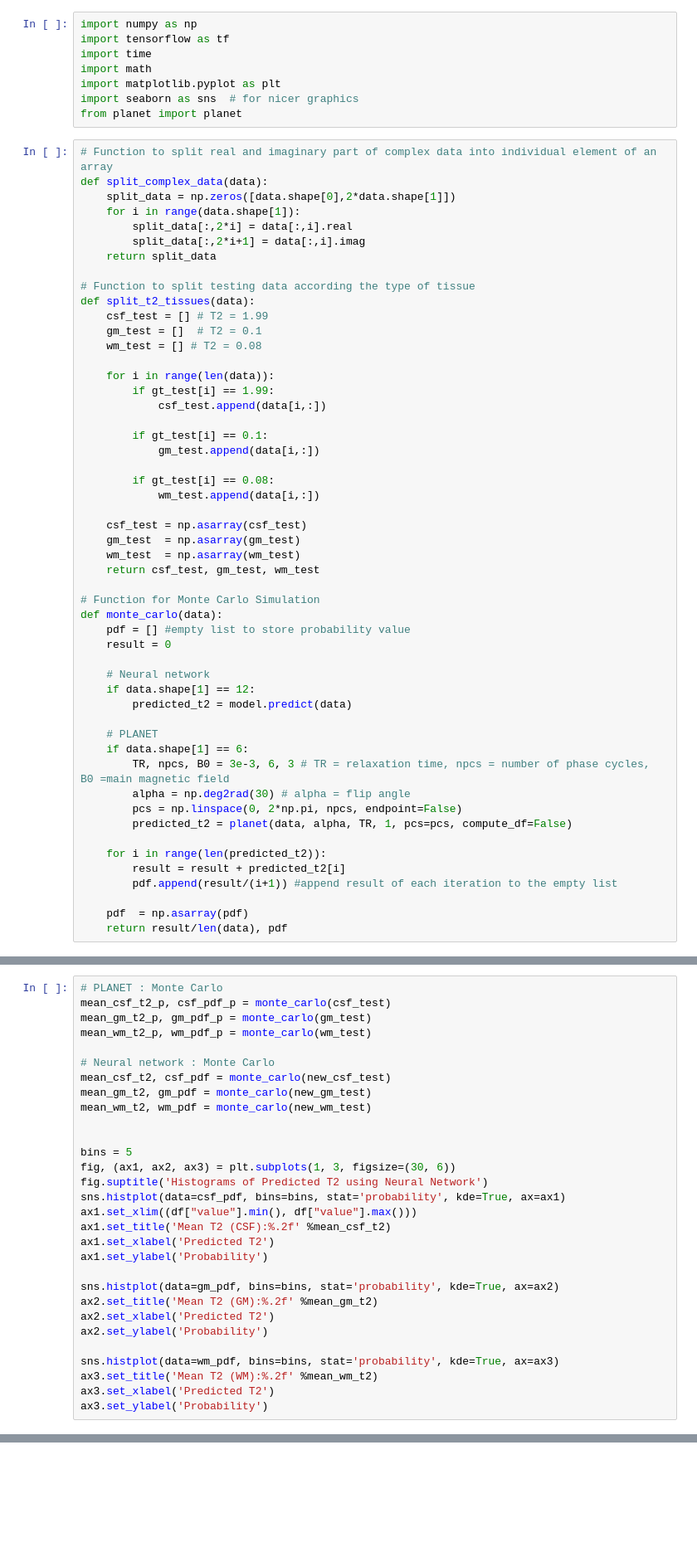
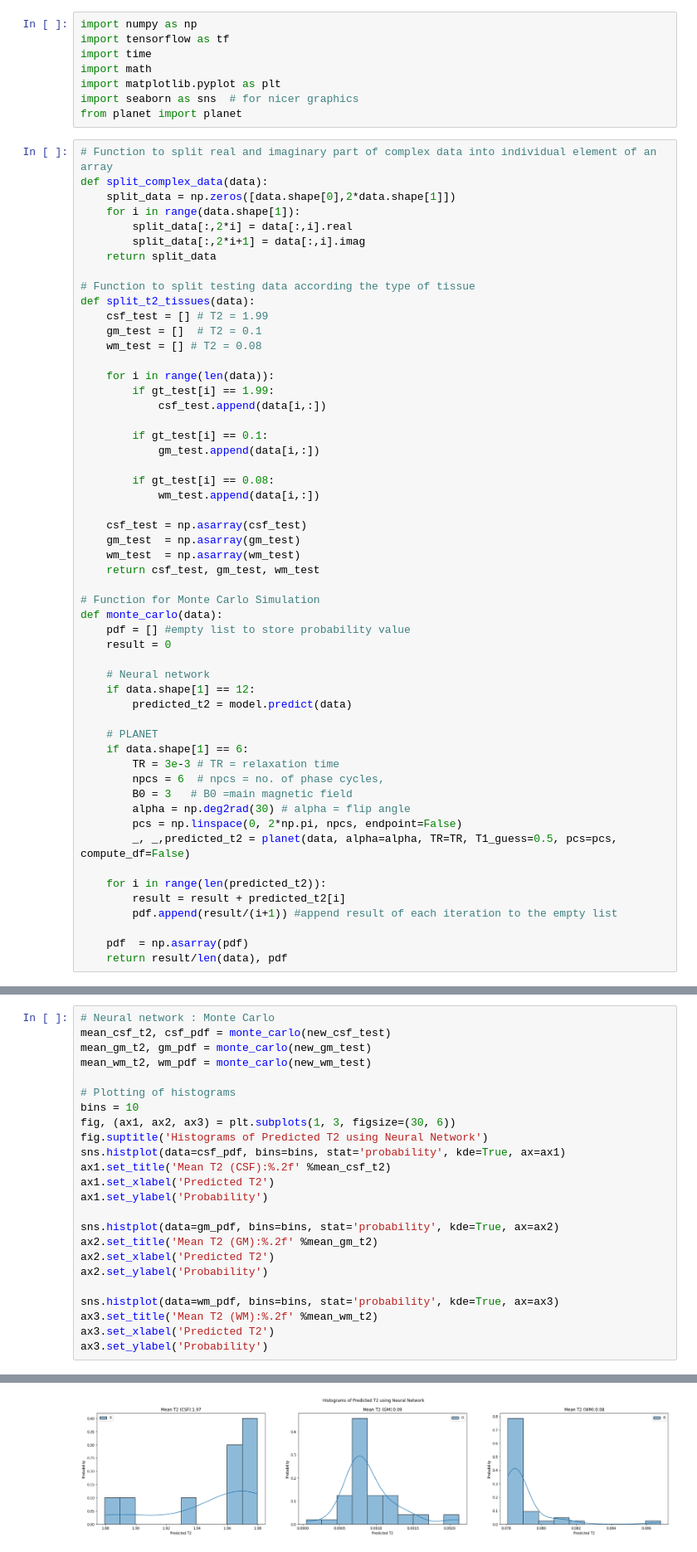
Before and after one commit to yv17/MRI-Deep-Learning, a Jupyter notebook: voxel_reg.ipynb, the cells around one changed output, grey strips where cells are left out. Shown: that part at 83% size. Saved outputs shown, nothing was run; the diff lists cells and outputs as text; blank space fills up the shorter version.

```diff
--- a/voxel_reg.ipynb
+++ b/voxel_reg.ipynb
@@ -47,10 +47,12 @@ def monte_carlo(data):
 
     # PLANET
     if data.shape[1] == 6:
-        TR, npcs, B0 = 3e-3, 6, 3 # TR = relaxation time, npcs = number of phase cycles, B0 =main magnetic field
+        TR = 3e-3 # TR = relaxation time
+        npcs = 6  # npcs = no. of phase cycles,
+        B0 = 3   # B0 =main magnetic field
         alpha = np.deg2rad(30) # alpha = flip angle
         pcs = np.linspace(0, 2*np.pi, npcs, endpoint=False)
-        predicted_t2 = planet(data, alpha, TR, 1, pcs=pcs, compute_df=False)
+        _, _,predicted_t2 = planet(data, alpha=alpha, TR=TR, T1_guess=0.5, pcs=pcs, compute_df=False)
 
     for i in range(len(predicted_t2)):
         result = result + predicted_t2[i]
@@ -163,20 +171,14 @@ new_csf_test, new_gm_test, new_wm_test = split_t2_tissues(new_voxel_test)
 # %%
-# PLANET : Monte Carlo
-mean_csf_t2_p, csf_pdf_p = monte_carlo(csf_test)
-mean_gm_t2_p, gm_pdf_p = monte_carlo(gm_test)
-mean_wm_t2_p, wm_pdf_p = monte_carlo(wm_test)
-
 # Neural network : Monte Carlo
 mean_csf_t2, csf_pdf = monte_carlo(new_csf_test)
 mean_gm_t2, gm_pdf = monte_carlo(new_gm_test)
 mean_wm_t2, wm_pdf = monte_carlo(new_wm_test)
 
-
-bins = 5
+# Plotting of histograms
+bins = 10
 fig, (ax1, ax2, ax3) = plt.subplots(1, 3, figsize=(30, 6))
 fig.suptitle('Histograms of Predicted T2 using Neural Network')
 sns.histplot(data=csf_pdf, bins=bins, stat='probability', kde=True, ax=ax1)
-ax1.set_xlim((df["value"].min(), df["value"].max()))
 ax1.set_title('Mean T2 (CSF):%.2f' %mean_csf_t2)
 ax1.set_xlabel('Predicted T2')
 ax1.set_ylabel('Probability')
@@ -194,0 +197 @@ AssertionError: 0 < a < 1 has been violated! a = 1.70115
+[figure, added]
```
Also changed, not shown: parts of 10 cells of this notebook, 8 other files.
